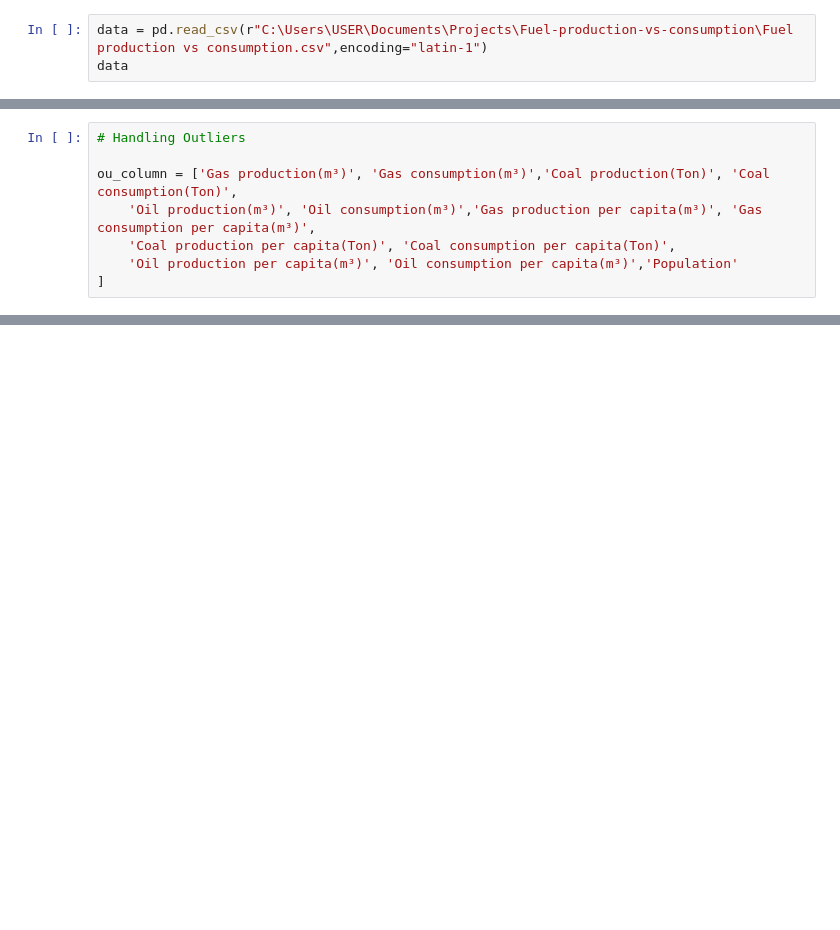
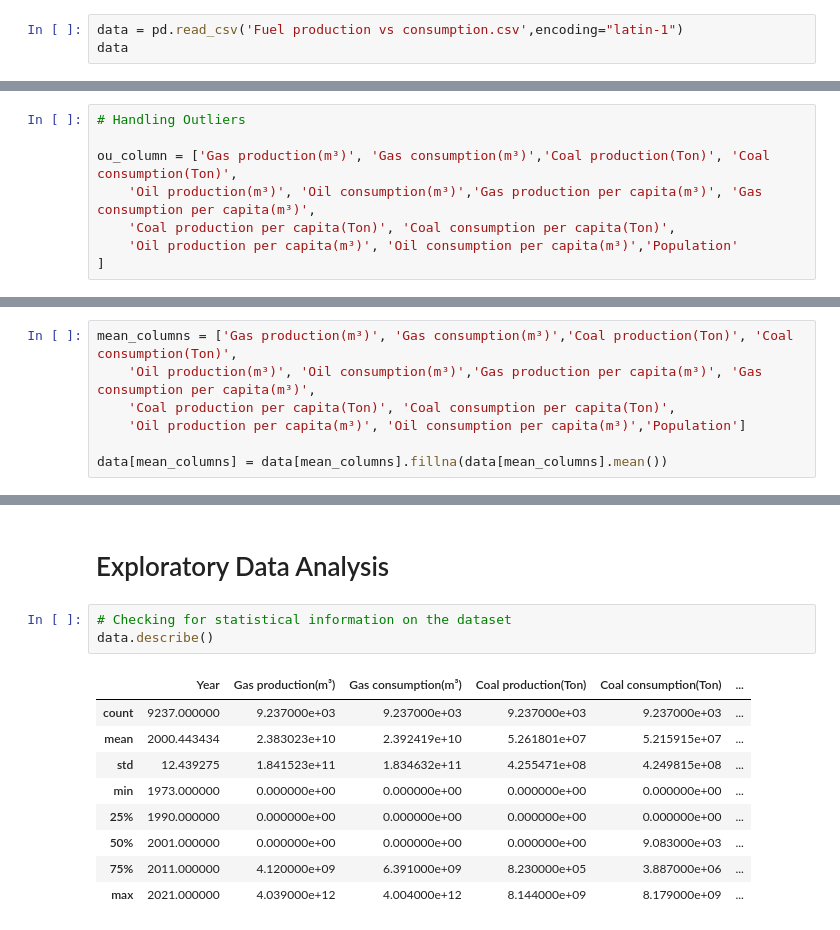
Before and after one commit to EjiKanyi/Fuel-production-vs-consumption, a Jupyter notebook: index.ipynb, the cells around one changed output, grey strips where cells are left out. Cells and saved outputs as stored; diff of their text form; blank space fills up the shorter version.

```diff
--- a/index.ipynb
+++ b/index.ipynb
@@ -9,7 +9,7 @@ import seaborn as sns
 # %% [markdown]
 ## Loading and Previewing Data
 # %%
-data = pd.read_csv(r"C:\Users\USER\Documents\Projects\Fuel-production-vs-consumption\Fuel production vs consumption.csv",encoding="latin-1")
+data = pd.read_csv('Fuel production vs consumption.csv',encoding="latin-1")
 data
 # %% [output]
 |  | Year | Entity | Gas production(m³) | Gas consumption(m³) | Coal production(Ton) | Coal consumption(Ton) | ... |
@@ -88,0 +83,7 @@ def fill_missing_with_mean(data, columns):
+# %%
+mean_columns = ['Gas production(m³)', 'Gas consumption(m³)','Coal production(Ton)', 'Coal consumption(Ton)',
+    'Oil production(m³)', 'Oil consumption(m³)','Gas production per capita(m³)', 'Gas consumption per capita(m³)',
+    'Coal production per capita(Ton)', 'Coal consumption per capita(Ton)',
+    'Oil production per capita(m³)', 'Oil consumption per capita(m³)','Population']
+
+data[mean_columns] = data[mean_columns].fillna(data[mean_columns].mean())
@@ -88,0 +129,15 @@ def fill_missing_with_mean(data, columns):
+# %% [markdown]
+# Exploratory Data Analysis
+# %%
+# Checking for statistical information on the dataset
+data.describe()
+# %% [output]
+|  | Year | Gas production(m³) | Gas consumption(m³) | Coal production(Ton) | Coal consumption(Ton) | ... |
+| count | 9237.000000 | 9.237000e+03 | 9.237000e+03 | 9.237000e+03 | 9.237000e+03 | ... |
+| mean | 2000.443434 | 2.383023e+10 | 2.392419e+10 | 5.261801e+07 | 5.215915e+07 | ... |
+| std | 12.439275 | 1.841523e+11 | 1.834632e+11 | 4.255471e+08 | 4.249815e+08 | ... |
+| min | 1973.000000 | 0.000000e+00 | 0.000000e+00 | 0.000000e+00 | 0.000000e+00 | ... |
+| 25% | 1990.000000 | 0.000000e+00 | 0.000000e+00 | 0.000000e+00 | 0.000000e+00 | ... |
+| 50% | 2001.000000 | 0.000000e+00 | 0.000000e+00 | 0.000000e+00 | 9.083000e+03 | ... |
+| 75% | 2011.000000 | 4.120000e+09 | 6.391000e+09 | 8.230000e+05 | 3.887000e+06 | ... |
+| max | 2021.000000 | 4.039000e+12 | 4.004000e+12 | 8.144000e+09 | 8.179000e+09 | ... |
```
Also changed, not shown: parts of 3 cells of this notebook.
